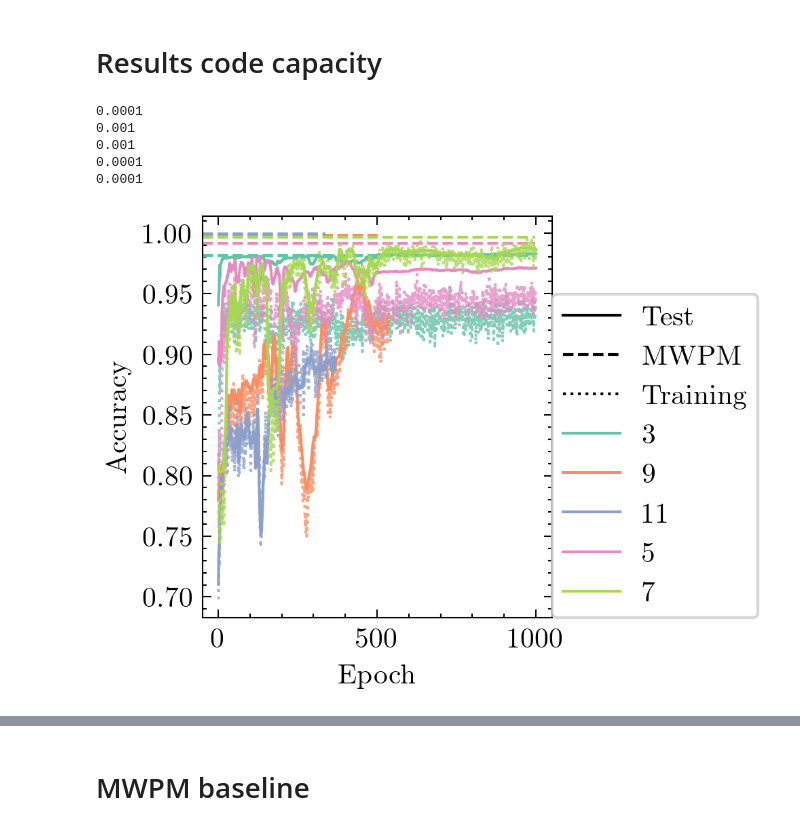
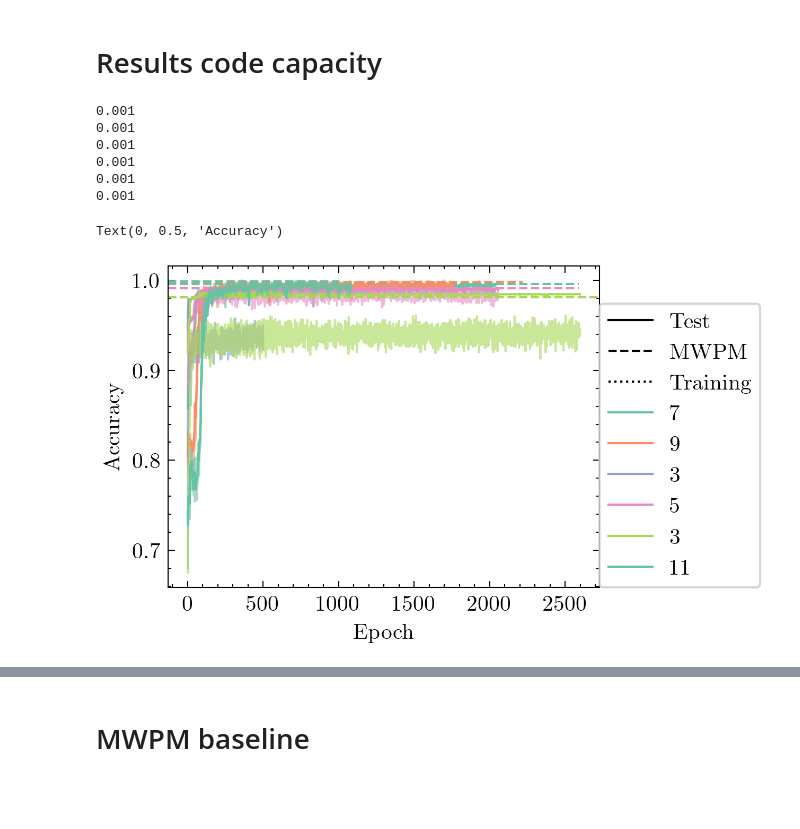
Before and after one commit to LangeMoritz/neural_matching, a Jupyter notebook: build_decoder.ipynb, the cells around one changed output, grey strips where cells are left out. Drawn from its saved outputs; the diff is of its cells as text; code cells hidden in the pictures; blank space fills up the shorter version.

Commit message:
implemented stim trainning routine

```diff
--- a/build_decoder.ipynb
+++ b/build_decoder.ipynb
@@ -31,7 +32,7 @@ import re
 # %%
 mwpm = np.genfromtxt('MWPM_2D_3_11.csv', delimiter=',')
 fig, ax = plt.subplots()
-parent = 'saved_models/gcn_4_64_64_mlp_129_256_64/'
+parent = 'saved_models/gcn_32_64_mlp_128_64_32/'
 all_files = os.listdir(parent)
 ax.plot(6, 0.9, c = 'black', ls = 'solid', label = 'Test')
 ax.plot(6, 0.9, c = 'black', ls = 'dashed', label = 'MWPM')
@@ -40,40 +41,44 @@ ax.plot(6, 0.9, c = 'black', ls = 'dotted', label = 'Training')
 # all_files = ['d_5_p_0p1_test']
 for i, file_name in enumerate(all_files):
 
     file_folder = parent + file_name
     # Use regex to extract the integer after 'd_'
     match = re.search(r'd_(\d+)_p', file_name)
     if match:
         d = int(match.group(1))  # Convert extracted string to integer
-    # if d == 11:
+    match = re.search(r'e_(\d+).pt', file_name)
+    if match:
+        lr = int(match.group(1))  # Convert extracted string to integer
     d_check = mwpm[:, 0] == d
     p_check = np.isclose(mwpm[0, :], 0.05)
     mwpm_acc = 1 - mwpm[d_check, p_check]
     model = torch.load(file_folder, map_location = torch.device('cpu'), weights_only=False)
     history = model['history']
     # Extract epochs and loss values
     epochs = [entry['epoch'] for entry in history]
-    # reward = [entry['epoch_reward'] for entry in history]
+    reward = [entry['epoch_reward'] for entry in history]
     train_acc = [entry['train_acc'] for entry in history]
     test_acc = [entry['test_acc'] for entry in history]
     # ax[0].plot(epochs, reward, label = f'd = {d}')
     optimizer_state = model['optimizer_state_dict']
     for param_group in optimizer_state['param_groups']:
         print(param_group['lr'])
 
-    ax.plot(epochs, train_acc, ls = 'dotted', alpha = 0.8)
+    ax.plot(epochs, train_acc, alpha = 0.6)
     ax.plot(epochs, test_acc, c = plt.gca().lines[-1].get_color(), label = f'{d}')
     ax.axhline(mwpm_acc, 0, len(epochs) / ax.get_xlim()[1], c = plt.gca().lines[-1].get_color(), ls = 'dashed')
 ax.legend(frameon = True, loc = (1, 0))
 ax.set_xlabel('Epoch')
 ax.set_ylabel('Accuracy')
-plt.tight_layout()
+# plt.tight_layout()
 # %% [output]
-0.0001
 0.001
 0.001
-0.0001
-0.0001
+0.001
+0.001
+0.001
+0.001
+Text(0, 0.5, 'Accuracy')
-[figure, old version]
+[figure, new version]
 # %%
 history
```
Also changed, not shown: parts of 22 cells of this notebook, 5 other files.
